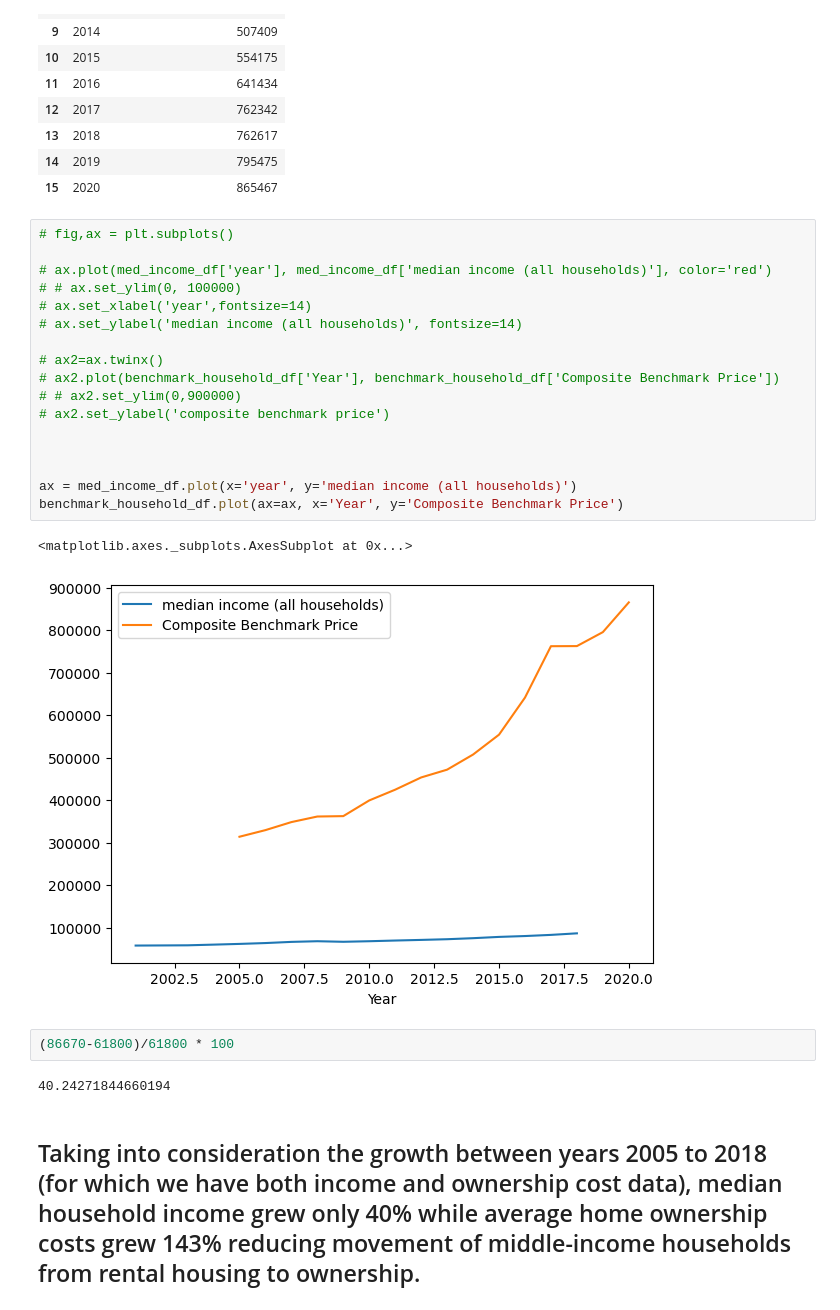
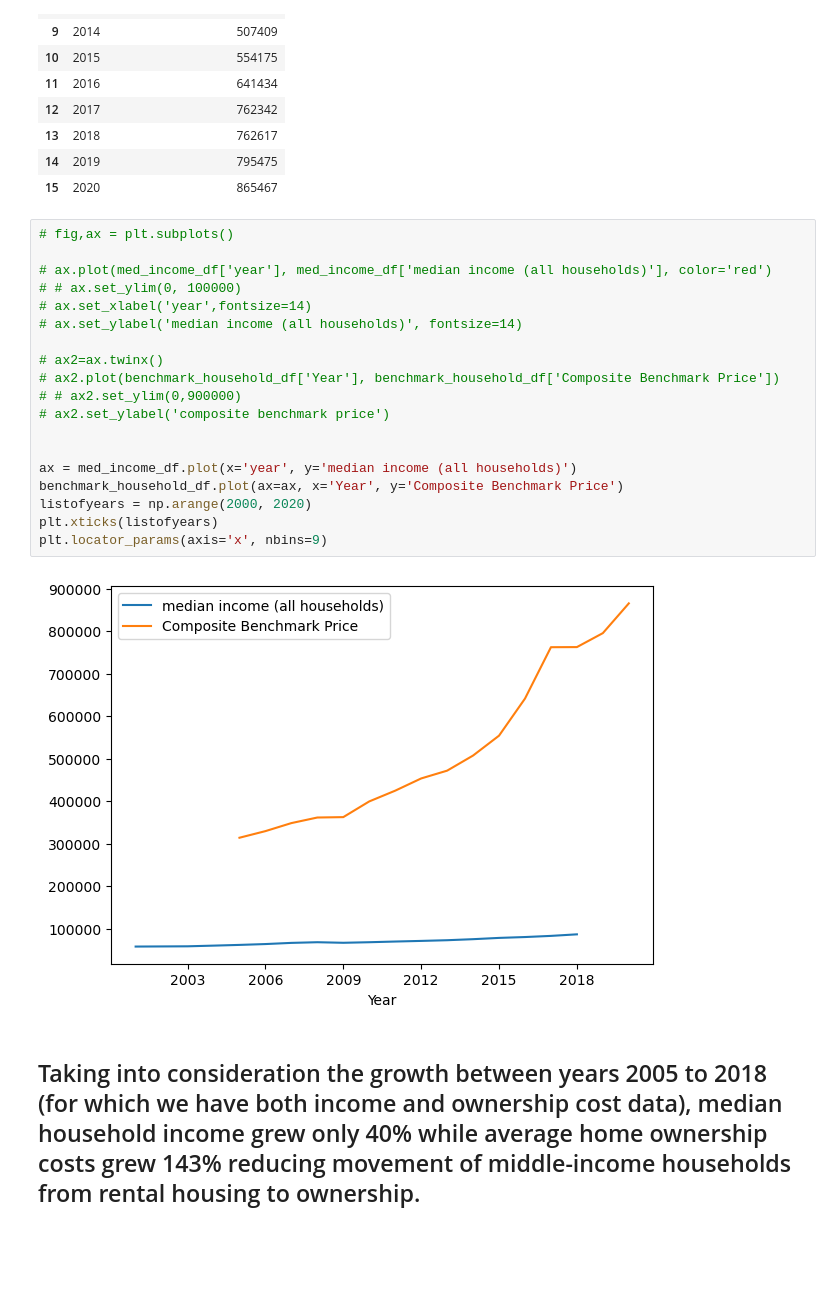
Before and after one commit to prashansa/TorontoHousingMarket, a Jupyter notebook: Toronto Housing Market.ipynb, the cells around one changed output. Cells and saved outputs as stored; diff of their text form; blank space fills up the shorter version.

```diff
--- a/Toronto Housing Market.ipynb
+++ b/Toronto Housing Market.ipynb
@@ -97,26 +170,23 @@ benchmark_household_df
 # %%
 # fig,ax = plt.subplots()
 
 # ax.plot(med_income_df['year'], med_income_df['median income (all households)'], color='red')
 # # ax.set_ylim(0, 100000)
 # ax.set_xlabel('year',fontsize=14)
 # ax.set_ylabel('median income (all households)', fontsize=14)
 
 # ax2=ax.twinx()
 # ax2.plot(benchmark_household_df['Year'], benchmark_household_df['Composite Benchmark Price'])
 # # ax2.set_ylim(0,900000)
 # ax2.set_ylabel('composite benchmark price')
 
 
-
 ax = med_income_df.plot(x='year', y='median income (all households)')
 benchmark_household_df.plot(ax=ax, x='Year', y='Composite Benchmark Price')
+listofyears = np.arange(2000, 2020)
+plt.xticks(listofyears)
+plt.locator_params(axis='x', nbins=9)
 # %% [output]
-<matplotlib.axes._subplots.AxesSubplot at 0x...>
-[figure, old version]
+[figure, new version]
-# %%
-(86670-61800)/61800 * 100
-# %% [output]
-40.24271844660194
 # %% [markdown]
 ## Taking into consideration the growth between years 2005 to 2018 (for which we have both income and ownership cost data), median household income grew only 40% while average home ownership costs grew 143% reducing movement of middle-income households from rental housing to ownership.
```
Also changed, not shown: parts of 19 cells of this notebook, 8 other files.
